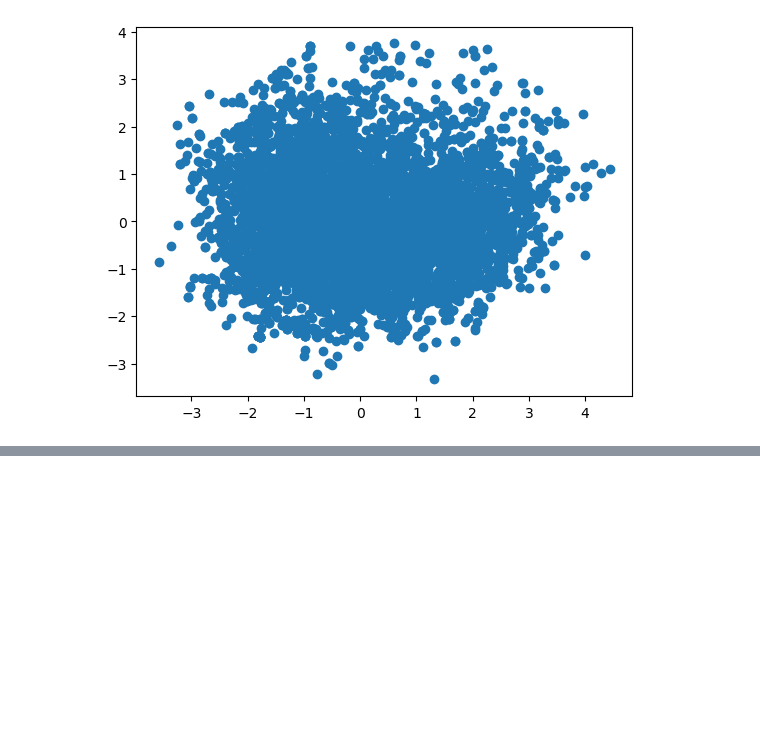
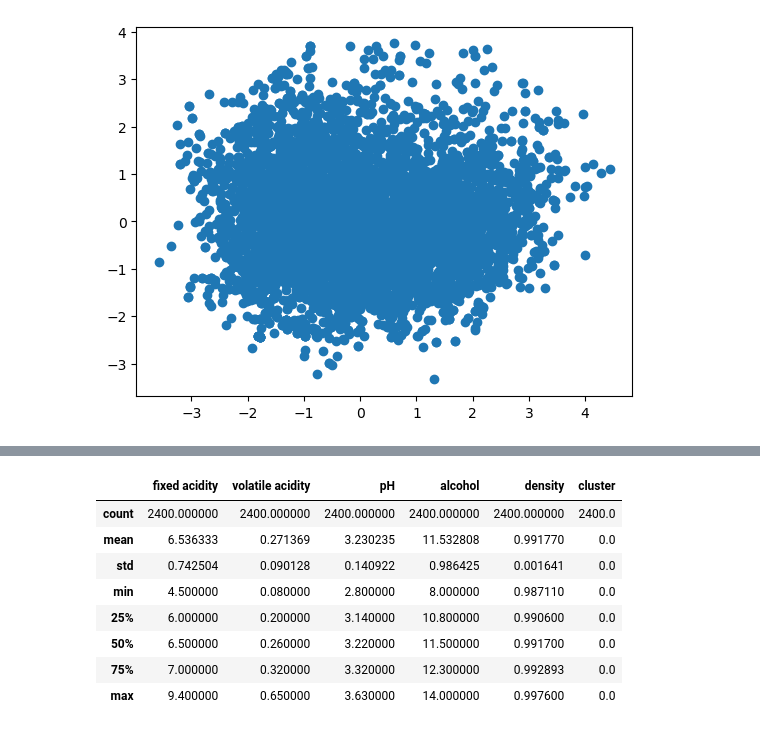
Before and after one commit to angeldev96/ultimo_examen_ia, a Jupyter notebook: 2.ipynb, the cells around one changed output, grey strips where cells are left out. Saved outputs shown, nothing was run; the diff lists cells and outputs as text; code cells hidden in the pictures; blank space fills up the shorter version.

```diff
--- a/2.ipynb
+++ b/2.ipynb
@@ -106,0 +177,13 @@ plt.scatter( pcadf['c1'] , pcadf['c2'] )
+# %%
+# vino con mayor acidez, menor alcohol y  densidad
+wines_n.loc[wines_n['cluster'] == 0, :].describe()
+# %% [output]
+|  | fixed acidity | volatile acidity | pH | alcohol | density | cluster |
+| count | 2400.000000 | 2400.000000 | 2400.000000 | 2400.000000 | 2400.000000 | 2400.0 |
+| mean | 6.536333 | 0.271369 | 3.230235 | 11.532808 | 0.991770 | 0.0 |
+| std | 0.742504 | 0.090128 | 0.140922 | 0.986425 | 0.001641 | 0.0 |
+| min | 4.500000 | 0.080000 | 2.800000 | 8.000000 | 0.987110 | 0.0 |
+| 25% | 6.000000 | 0.200000 | 3.140000 | 10.800000 | 0.990600 | 0.0 |
+| 50% | 6.500000 | 0.260000 | 3.220000 | 11.500000 | 0.991700 | 0.0 |
+| 75% | 7.000000 | 0.320000 | 3.320000 | 12.300000 | 0.992893 | 0.0 |
+| max | 9.400000 | 0.650000 | 3.630000 | 14.000000 | 0.997600 | 0.0 |
```
Also changed, not shown: parts of 17 cells of this notebook, 1 other file.
